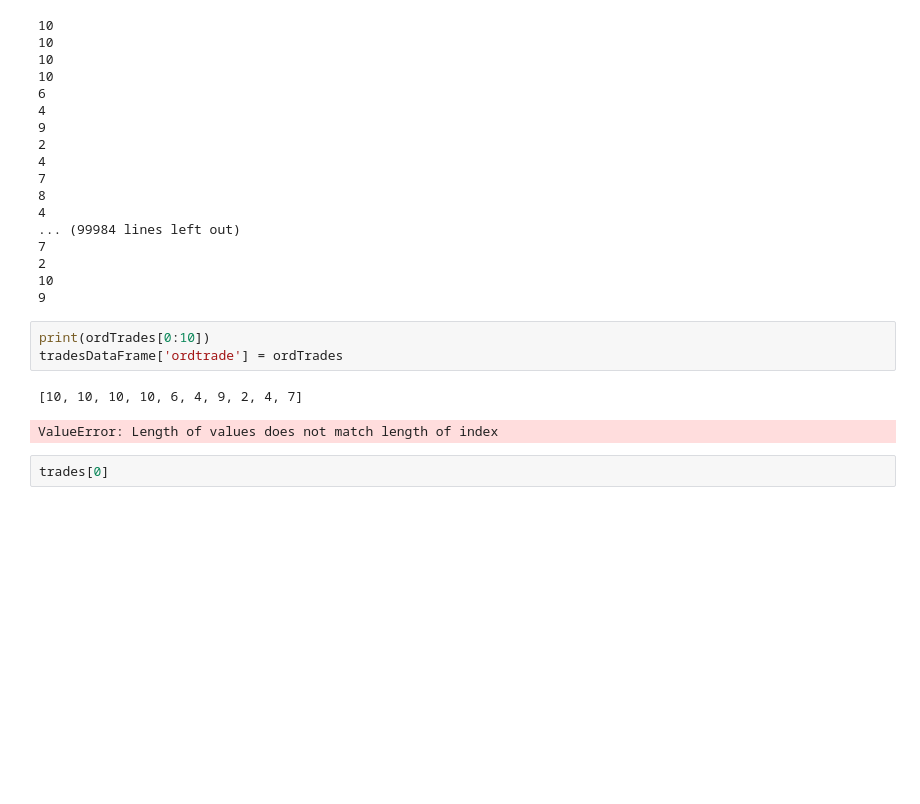
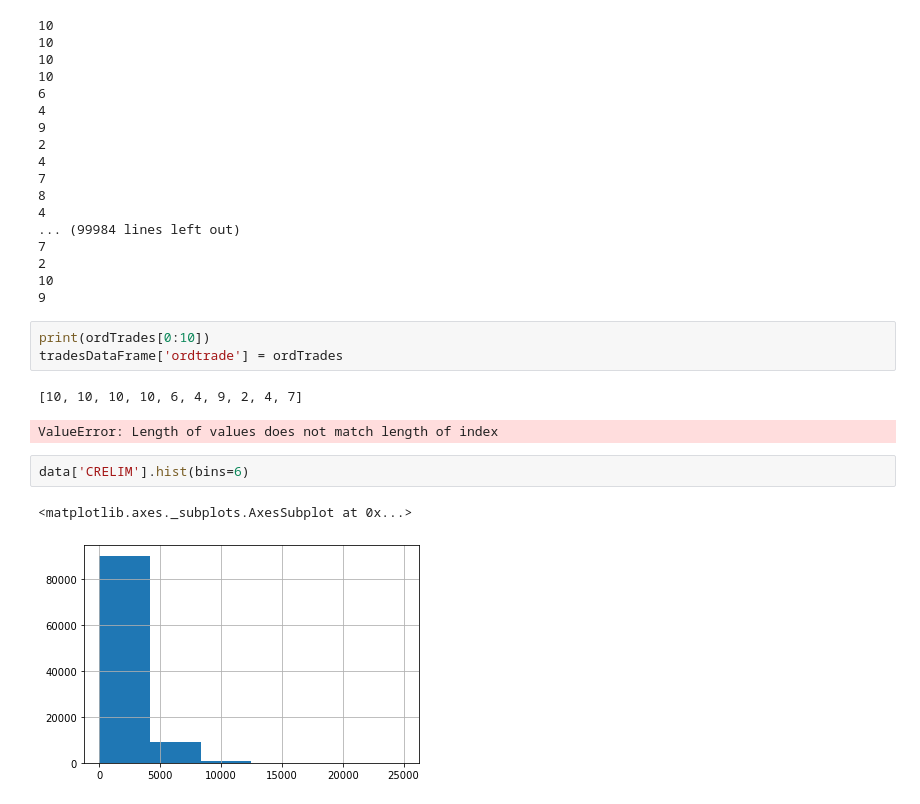
Before and after one commit to vidur2/Internship-Data-Science, a Jupyter notebook: Pandas Python/Pandas Usage in ipynb.ipynb, the cells around one changed output. Saved outputs shown, nothing was run; the diff lists cells and outputs as text; blank space fills up the shorter version.

```diff
--- a/Pandas Python/Pandas Usage in ipynb.ipynb
+++ b/Pandas Python/Pandas Usage in ipynb.ipynb
@@ -252,5 +252,8 @@ tradesDataFrame['ordtrade'] = ordTrades
 # %% [output]
 [10, 10, 10, 10, 6, 4, 9, 2, 4, 7]
 ValueError: Length of values does not match length of index
-# %%
-trades[0]
+# %%
+data['CRELIM'].hist(bins=6)
+# %% [output]
+<matplotlib.axes._subplots.AxesSubplot at 0x...>
+[figure, added]
```
Also changed, not shown: 3 other files.
